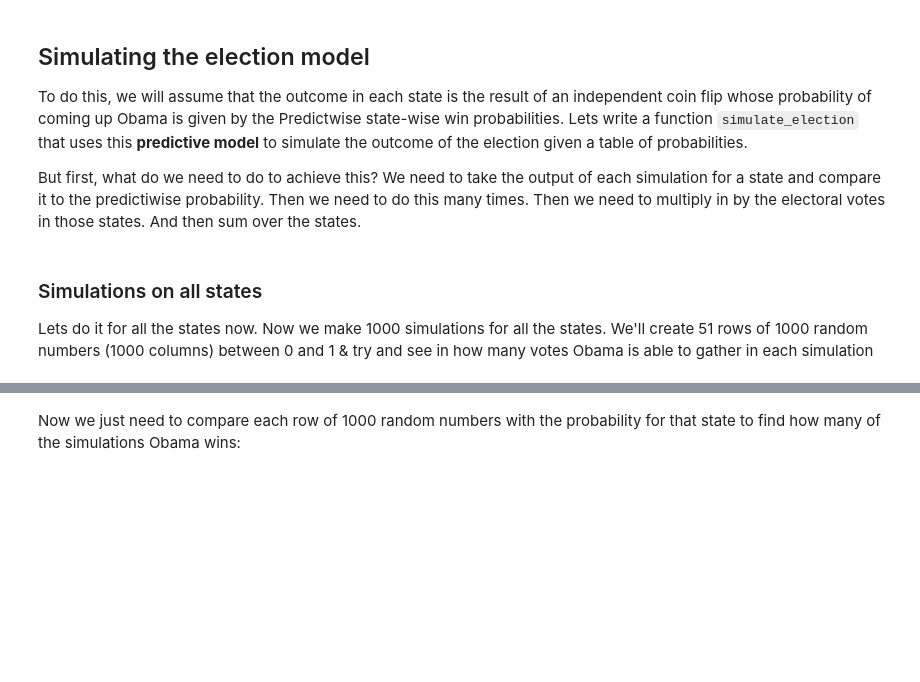
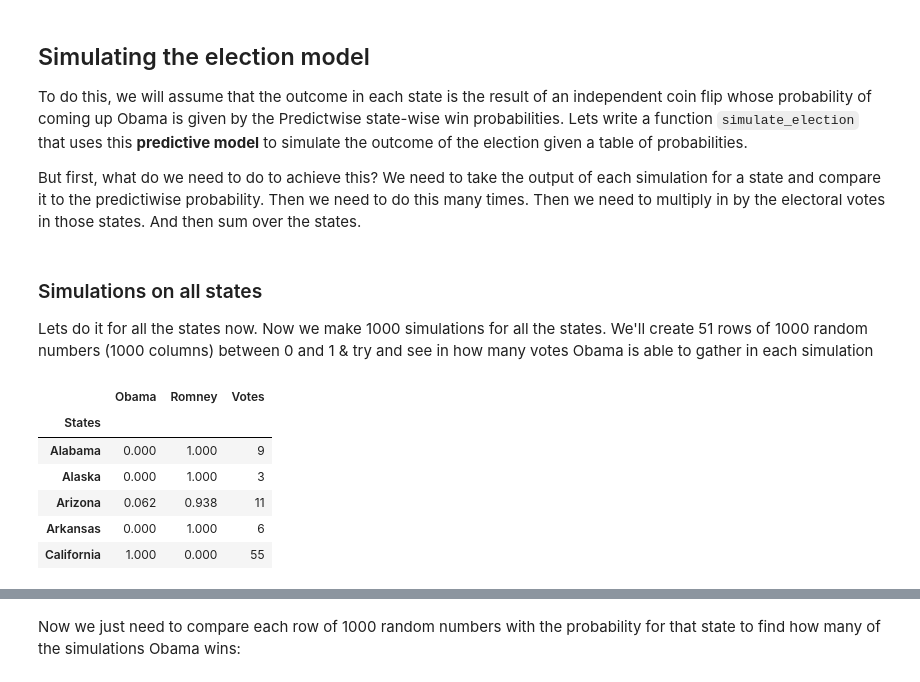
Before and after one commit to nehal-sharma/HalfDayHacking, a Jupyter notebook: distribute_elections.ipynb, the cells around one changed output, grey strips where cells are left out. Saved outputs shown, nothing was run; the diff lists cells and outputs as text; code cells hidden in the pictures; blank space fills up the shorter version.

```diff
--- a/distribute_elections.ipynb
+++ b/distribute_elections.ipynb
@@ -88,8 +155,16 @@ But first, what do we need to do to achieve this? We need to take the output of
 ### Simulations on all states
 Lets do it for all the states now. Now we make 1000 simulations for all the states. We'll create 51 rows of 1000 random numbers (1000 columns) between 0 and 1 & try and see in how many votes Obama is able to gather in each simulation
 # %%
-predictwise = pd.read_csv('data/predictwise.csv').set_index('States')
+predictwise = pd.read_csv('predictwise.csv.7').set_index('States')
 predictwise.head()
+# %% [output]
+|  | Obama | Romney | Votes |
+| States |  |  |  |
+| Alabama | 0.000 | 1.000 | 9 |
+| Alaska | 0.000 | 1.000 | 3 |
+| Arizona | 0.062 | 0.938 | 11 |
+| Arkansas | 0.000 | 1.000 | 6 |
+| California | 1.000 | 0.000 | 55 |
 # %%
 sims = np.random.uniform(size=(51, 1000))
 print(sims.shape)
```
Also changed, not shown: parts of 23 cells of this notebook.
